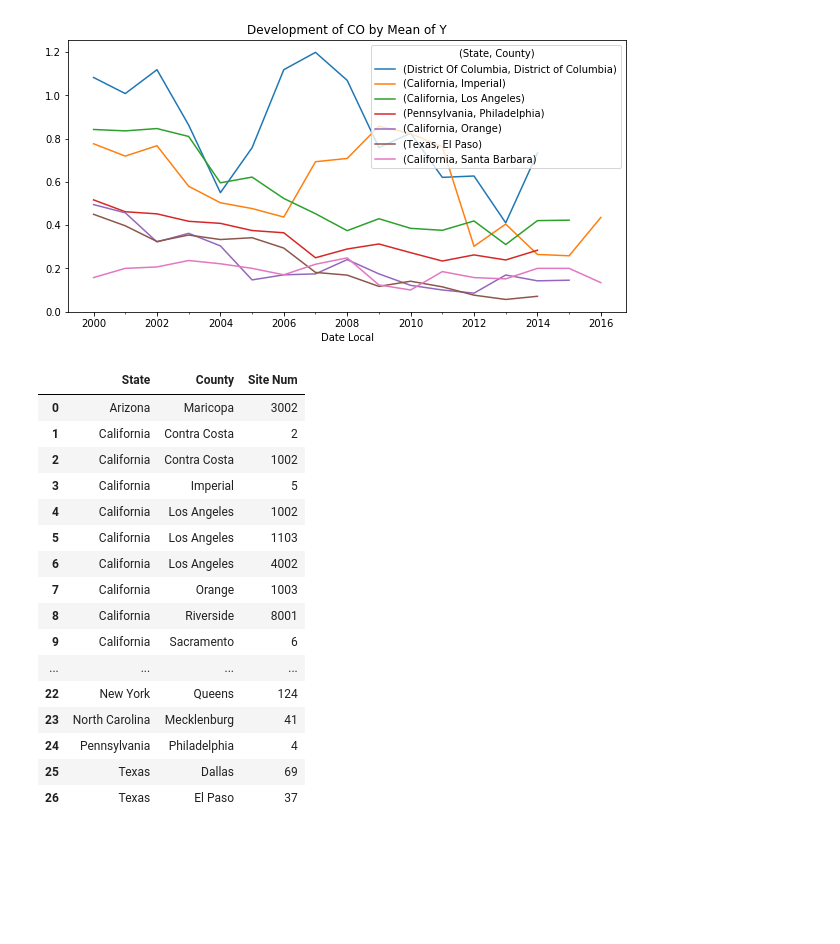
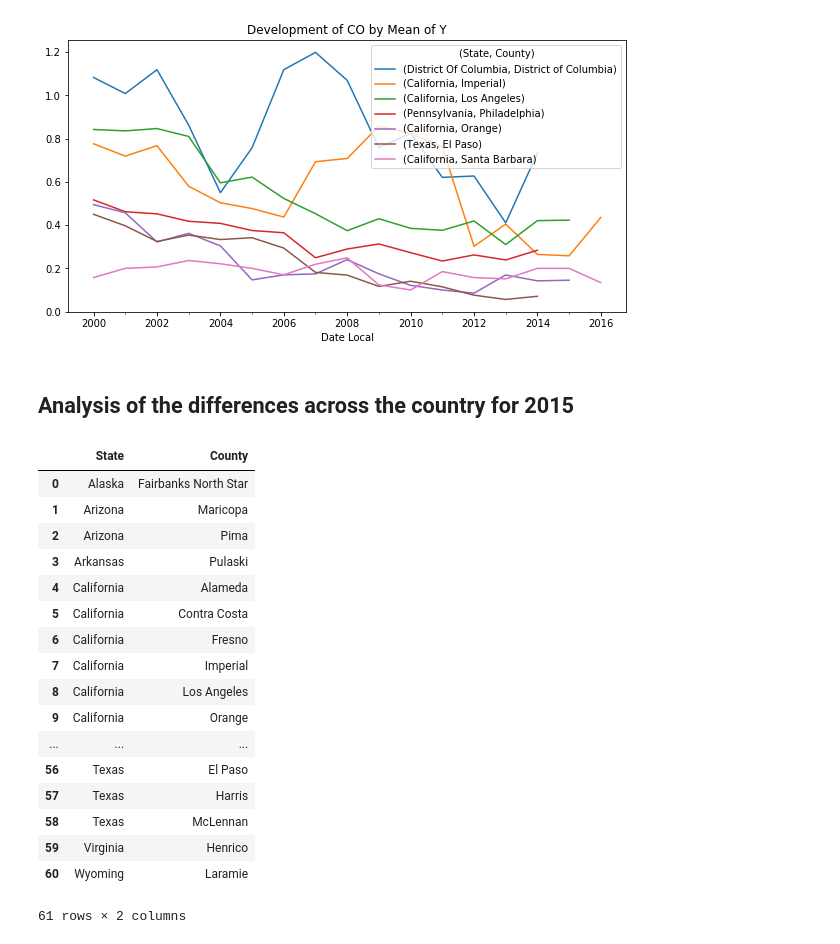
Before and after one commit to fionasi/dp1_pollution, a Jupyter notebook: pollution.ipynb, the cells around one changed output. Drawn from its saved outputs; the diff is of its cells as text; code cells hidden in the pictures; blank space fills up the shorter version.

```diff
--- a/pollution.ipynb
+++ b/pollution.ipynb
@@ -86,18 +86,10 @@ for pollutant in pollutants:
 # Group by all the non-pollutant columns and aggregate all but the AQI
 pollution_grouped = pollution.groupby(['State', 'County', 'Site Num', 'Date Local', 'City', 'Address'])
 pollution_dedup = pollution_grouped.agg({
-    'NO2 Mean': 'mean',
-    'NO2 Zipped': 'max',
-    'NO2 AQI': 'mean',
-    'O3 Mean': 'mean',
-    'O3 Zipped': 'max',
-    'O3 AQI': 'mean',
-    'SO2 Mean': 'mean',
-    'SO2 Zipped': 'max',
-    'SO2 AQI': 'mean',
-    'CO Mean': 'mean',
-    'CO Zipped': 'max',
-    'CO AQI': 'mean'
+    'NO2 Mean': 'mean', 'NO2 Zipped': 'max', 'NO2 AQI': 'mean',
+    'O3 Mean': 'mean', 'O3 Zipped': 'max', 'O3 AQI': 'mean',
+    'SO2 Mean': 'mean', 'SO2 Zipped': 'max','SO2 AQI': 'mean',
+    'CO Mean': 'mean', 'CO Zipped': 'max', 'CO AQI': 'mean'
 }).reset_index()
 
 # Split the tuple-columns back into two separate
@@ -329,25 +321,45 @@ plot_development('Y')
 [figure]
 [figure]
 [figure]
+# %% [markdown]
+## Analysis of the differences across the country for 2015
+# %%
+# For analysis of the differences in pollution levels across the country, we
+# take 2015 as our analysis year, as 2016 has too little data available.
+# Furthermore, we only consider measuring stations that have more than 300
+# observations of the 365 days of 2015.
+pollution_2015 = pollution_dedup2[pollution_dedup2['Date Local'].dt.year == 2015]
+pollution_2015_filtered = pollution_2015.groupby(['State', 'County', 'Site Num']).filter(lambda x: len(x) > 300)
+# %%
+# Get the median pollution values for all 2015 counties
+# Measuring stations within the same county will be merged into the
+# same median, as they
+pollution_2015_merged = pollution_2015_filtered.groupby(['State', 'County']).agg({
+    'SO2 Mean': 'median',
+    'O3 Mean': 'median',
+    'NO2 Mean': 'median',
+    'CO Mean': 'median'
+}).reset_index();
 # %%
-counties = pollution_filtered[['State', 'County', 'Site Num']].drop_duplicates().reset_index(drop=True)
-counties
+counties = pollution_2015_merged[['State', 'County']].reset_index(drop=True)
+counties.head(10)
 # %% [output]
-|  | State | County | Site Num |
-| 0 | Arizona | Maricopa | 3002 |
-| 1 | California | Contra Costa | 2 |
-| 2 | California | Contra Costa | 1002 |
-| 3 | California | Imperial | 5 |
-| 4 | California | Los Angeles | 1002 |
-| 5 | California | Los Angeles | 1103 |
-| 6 | California | Los Angeles | 4002 |
-| 7 | California | Orange | 1003 |
-| 8 | California | Riverside | 8001 |
-| 9 | California | Sacramento | 6 |
-| ... | ... | ... | ... |
-| 22 | New York | Queens | 124 |
-| 23 | North Carolina | Mecklenburg | 41 |
-| 24 | Pennsylvania | Philadelphia | 4 |
-| 25 | Texas | Dallas | 69 |
-| 26 | Texas | El Paso | 37 |
+|  | State | County |
+| 0 | Alaska | Fairbanks North Star |
+| 1 | Arizona | Maricopa |
+| 2 | Arizona | Pima |
+| 3 | Arkansas | Pulaski |
+| 4 | California | Alameda |
+| 5 | California | Contra Costa |
+| 6 | California | Fresno |
+| 7 | California | Imperial |
+| 8 | California | Los Angeles |
+| 9 | California | Orange |
+| ... | ... | ... |
+| 56 | Texas | El Paso |
+| 57 | Texas | Harris |
+| 58 | Texas | McLennan |
+| 59 | Virginia | Henrico |
+| 60 | Wyoming | Laramie |
+61 rows × 2 columns
 # %%
```
Also changed, not shown: parts of 20 cells of this notebook, 10 other files.
